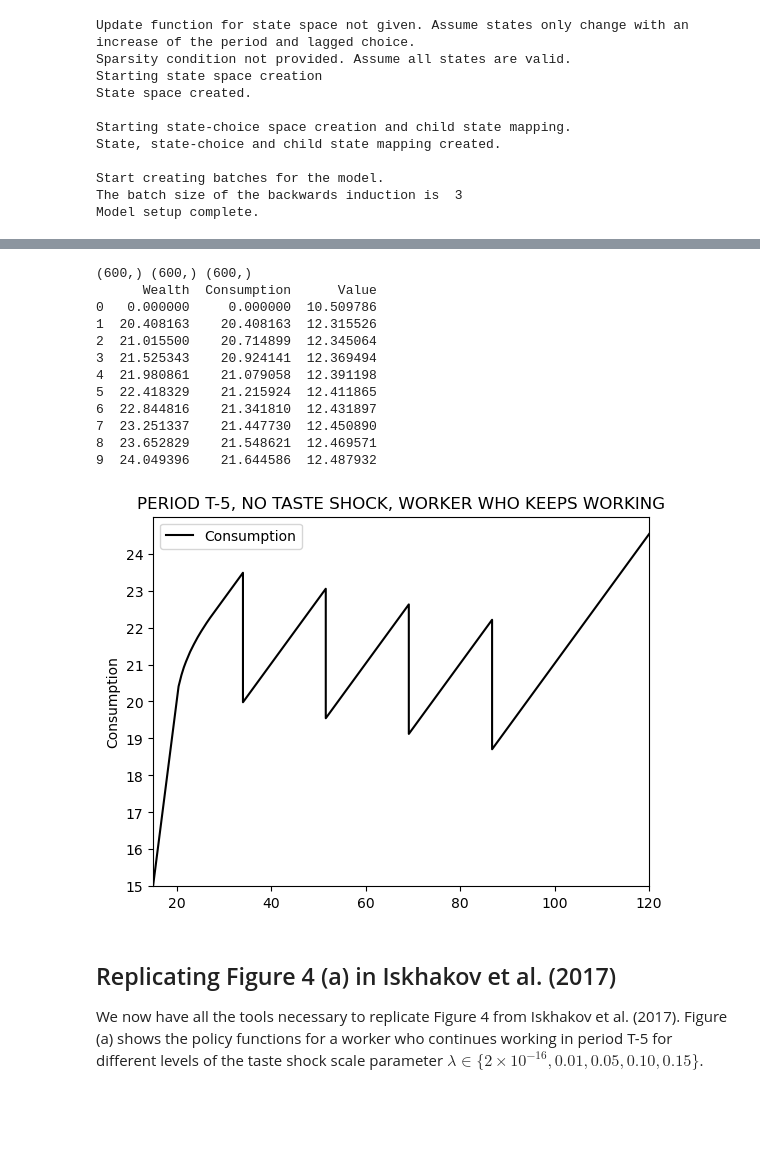
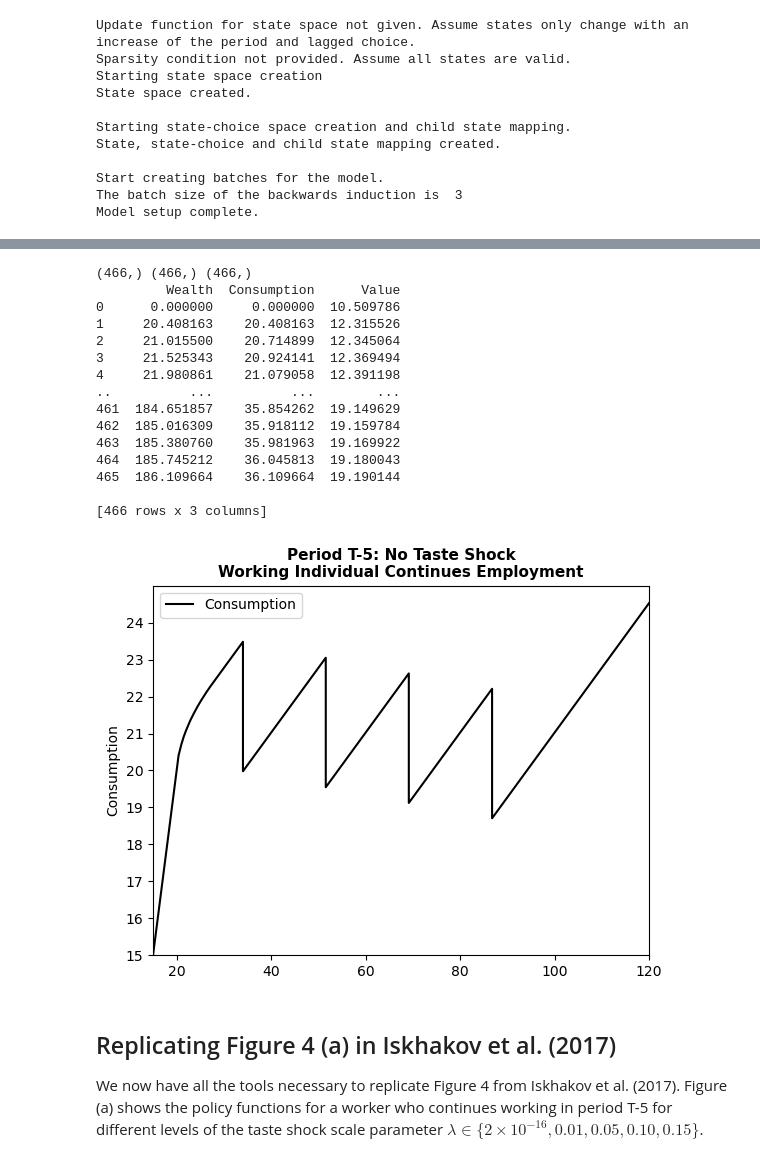
Before and after one commit to OpenSourceEconomics/dcegm, a Jupyter notebook: docs/source/background/interface_plots.ipynb, the cells around one changed output, grey strips where cells are left out. Saved outputs shown, nothing was run; the diff lists cells and outputs as text; code cells hidden in the pictures; blank space fills up the shorter version.

Commit message:
Fix notebooks of dcegm (#174)
Co-authored-by: gregor-schueler <gregor.schueler.2002@gmail.com>

```diff
--- a/docs/source/background/interface_plots.ipynb
+++ b/docs/source/background/interface_plots.ipynb
@@ -140,18 +136,16 @@ After solving the model, we can use the interface functions to visualize the sol
 # %%
 # set up the model structure and process the model functions, notice how this is independent of the params dictionary that contains the model parameters.
-model = setup_model(
-    options=options,
+model = dcegm.setup_model(
+    model_config=model_config,
+    model_specs=model_specs,
     state_space_functions=model_funcs["state_space_functions"],
     utility_functions=model_funcs["utility_functions"],
     utility_functions_final_period=model_funcs["utility_functions_final_period"],
     budget_constraint=model_funcs["budget_constraint"],
 )
 
-# get the solve function for the model, this function is used to solve the model for a given set of parameters
-solve_func = get_solve_func_for_model(model)
-
-# solve the model for the given parameters we specified above
-value, policy, endog_grid = solve_func(params)
+# solve the model for the given parameters
+model_solved = model.solve(params)
 # %% [output]
 Update function for state space not given. Assume states only change with an increase of the period and lagged choice.
 Sparsity condition not provided. Assume all states are valid.
@@ -169,57 +168,57 @@ Now let's examine the value and policy functions for the model we solved, consid
 # %%
-state_choice_dict = {
-    "period": 37,  # Periods start at 0, the last period number T=44 has index 43 so period T-5 has index 38
-    "lagged_choice": 0,  # choice in the previous period d_{t-1}, zero meaning working
-    "choice": 0,  # choice in the current period d_t, zero meaning working
-    "dummy_stochastic": 0,  # dummy exogenous state variable can be ignored for now
+state_dict = {
+    "period": 37,  # since we have 43 periods, starting from 0, period 37 is t = 38 so we look at T-5
+    "lagged_choice": 0,  # choice in the previous period d_{t-1}
 }
+choice = 0  # choice in the current period d_t
+endog_grid, value, consumption = model_solved.get_solution_for_discrete_state_choice(
+    state_dict, choice
+)  # choice = 0 means working
 
-# get the index of the state choice pair in the endogenous grid
-state_choice_index = get_state_choice_index_per_discrete_state_and_choice(
-    model, state_choice_dict
-)
-
-# lets look at the value function and the policy function for the state choice pair on the endogenous grid i.e. the wealth grid
-consumption_function = jnp.take(policy, state_choice_index, axis=0)
-value_function = jnp.take(value, state_choice_index, axis=0)
-wealth_grid = jnp.take(endog_grid, state_choice_index, axis=0)
 
 # all three objects have the same shape, they are all 1D arrays
-print(consumption_function.shape, value_function.shape, wealth_grid.shape)
+print(consumption.shape, value.shape, endog_grid.shape)
 
 # we can look at a table of the values e.g. using pandas
 df = pd.DataFrame(
     {
-        "Wealth": wealth_grid,
-        "Consumption": consumption_function,
-        "Value": value_function,
+        "Wealth": endog_grid,
+        "Consumption": consumption,
+        "Value": value,
     }
 )
-print(df[:10])
+print(df)  # display the first 10 rows of the dataframe
 
 # we can also plot these functions
-plt.plot(wealth_grid, consumption_function, label="Consumption", color="black")
+plt.plot(endog_grid, consumption, label="Consumption", color="black")
 plt.xlim([15, 120])
 plt.ylim([15, 25])
 plt.yticks(np.arange(15, 25, 1))
 plt.ylabel("Consumption")
-plt.title("PERIOD T-5, NO TASTE SHOCK, WORKER WHO KEEPS WORKING")
+plt.title(
+    "Period T-5: No Taste Shock\nWorking Individual Continues Employment",
+    fontsize=11,
+    fontweight="bold",
+)
 plt.legend()
 plt.show()
 # %% [output]
-(600,) (600,) (600,)
-      Wealth  Consumption      Value
-0   0.000000     0.000000  10.509786
-1  20.408163    20.408163  12.315526
-2  21.015500    20.714899  12.345064
-3  21.525343    20.924141  12.369494
-4  21.980861    21.079058  12.391198
-5  22.418329    21.215924  12.411865
-6  22.844816    21.341810  12.431897
-7  23.251337    21.447730  12.450890
-8  23.652829    21.548621  12.469571
-9  24.049396    21.644586  12.487932
+(466,) (466,) (466,)
+         Wealth  Consumption      Value
+0      0.000000     0.000000  10.509786
+1     20.408163    20.408163  12.315526
+2     21.015500    20.714899  12.345064
+3     21.525343    20.924141  12.369494
+4     21.980861    21.079058  12.391198
+..          ...          ...        ...
+461  184.651857    35.854262  19.149629
+462  185.016309    35.918112  19.159784
+463  185.380760    35.981963  19.169922
+464  185.745212    36.045813  19.180043
+465  186.109664    36.109664  19.190144
+
+[466 rows x 3 columns]
-[figure, old version]
+[figure, new version]
 # %% [markdown]
 ## Replicating Figure 4 (a) in Iskhakov et al. (2017)
 
```
Also changed, not shown: parts of 17 cells of this notebook, 4 other files.
